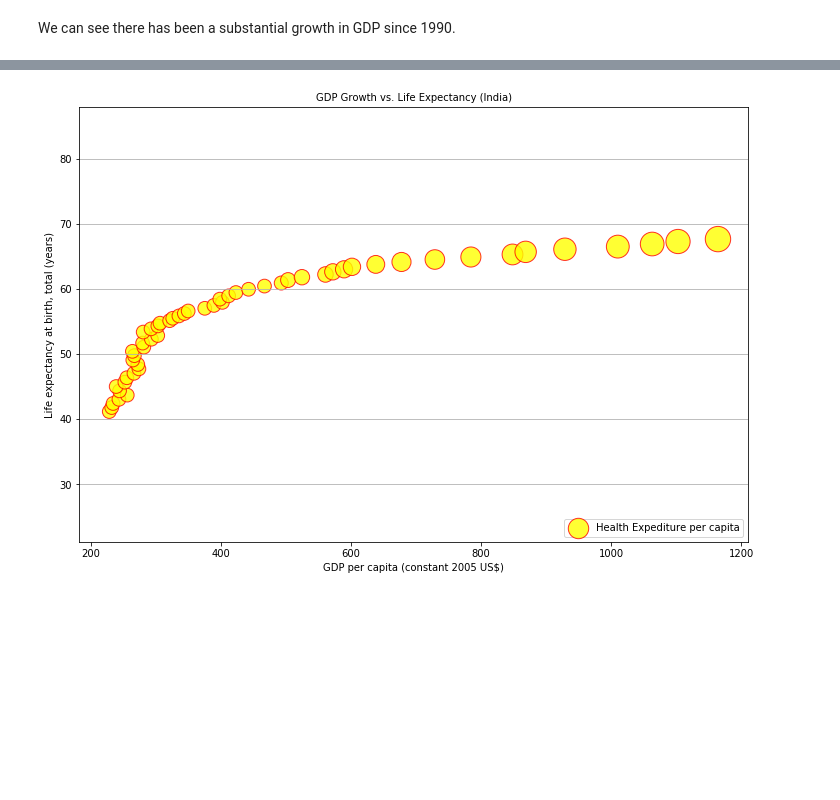
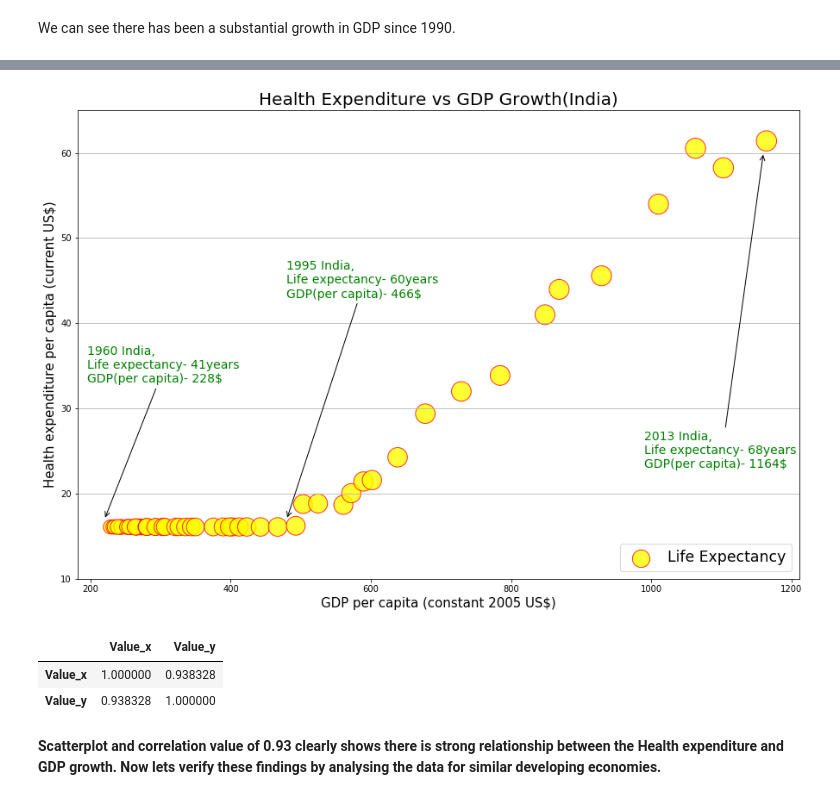
Before and after one commit to chinmay1011/DataScience, a Jupyter notebook: Mini-project.ipynb, the cells around one changed output, grey strips where cells are left out. Cells and saved outputs as stored; diff of their text form; code cells hidden in the pictures; blank space fills up the shorter version.

```diff
--- a/Mini-project.ipynb
+++ b/Mini-project.ipynb
@@ -202,5 +182,3 @@ country_data = pd.merge(country_data, health_exp_data[['Year','Value']], on='Yea
-# %%
-country_data=country_data.fillna(country_data['Value'].min())
 # %%
 country_data.head()
 # %% [output]
@@ -214,0 +214,4 @@ New column 'Value_y' having values for life expectancy merged with the gdp_data
+# %%
+country_data = country_data.fillna(method='backfill')
+# %%
+country_data = country_data.fillna(method='ffill')
@@ -214,0 +239,2 @@ New column 'Value_y' having values for life expectancy merged with the gdp_data
+# %%
+country_data = pd.merge(country_data, life_exp_data[['IndicatorName','Year','Value']], on='Year', how='inner')
@@ -215,21 +264,56 @@ New column 'Value_y' having values for life expectancy merged with the gdp_data
 # %%
-fig, axis = plt.subplots(figsize=(12,8))
+fig, axis = plt.subplots(figsize=(15,10))
 # Grid lines, Xticks, Xlabel, Ylabel
 
 axis.yaxis.grid(True)
-axis.set_title('GDP Growth vs. Life Expectancy (India)',fontsize=10)
-axis.set_xlabel(country_data['IndicatorName_x'].iloc[0],fontsize=10)
-axis.set_ylabel(country_data['IndicatorName_y'].iloc[0],fontsize=10)
-axis.set_ylim(country_data['Value_y'].min()-20, 1.3*country_data['Value_y'].max())
+axis.set_title('Health Expenditure vs GDP Growth(India)',fontsize=20)
+axis.set_xlabel(country_data['IndicatorName_x'].iloc[0],fontsize=15)
+axis.set_ylabel(country_data['IndicatorName_y'].iloc[0],fontsize=15)
+axis.set_ylim(10,65)
+
+axis.annotate("1960 India, \nLife expectancy- 41years \nGDP(per capita)- 228$",
+                xy=(220, 17),
+                xycoords='data',
+                xytext=(195, 33),
+                textcoords='data',
+                arrowprops=dict(arrowstyle="->",
+                connectionstyle="arc3"),fontsize=14, color='green'
+            )
+
+axis.annotate("1995 India, \nLife expectancy- 60years \nGDP(per capita)- 466$",
+                xy=(480, 17),
+                xycoords='data',
+                xytext=(480, 43),
+                textcoords='data',
+                arrowprops=dict(arrowstyle="->",
+                connectionstyle="arc3"),fontsize=14, color='green'
+            )
+
+axis.annotate("2013 India, \nLife expectancy- 68years \nGDP(per capita)- 1164$",
+                xy=(1160, 60),
+                xycoords='data',
+                xytext=(990, 23),
+                textcoords='data',
+                arrowprops=dict(arrowstyle="->",
+                connectionstyle="arc3"),fontsize=14, color='green'
+            )
 
 X = country_data['Value_x']
 Y = country_data['Value_y']
-S = country_data['Value']*3
+S = country_data['Value']**1.5
 
-axis.scatter(X, Y, s=S,label='Health Expediture per capita',
+axis.scatter(X, Y, s=S,label='Life Expectancy',
                alpha=0.8, color='yellow', edgecolors='Red')
-axis.legend(loc='lower right',prop={'weight':'roman','size':'medium'})
+axis.legend(loc='lower right',prop={'weight':'roman','size':'xx-large'})
 
 plt.show()
 # %% [output]
-[figure, old version]
+[figure, new version]
+# %%
+country_data[['Value_x','Value_y']].corr()
+# %% [output]
+|  | Value_x | Value_y |
+| Value_x | 1.000000 | 0.938328 |
+| Value_y | 0.938328 | 1.000000 |
+# %% [markdown]
+<b>Scatterplot and correlation value of 0.93 clearly shows there is strong relationship between the Health expenditure and GDP growth. Now lets verify these findings by analysing the data for similar developing economies.</b>
```
Also changed, not shown: parts of 64 cells of this notebook, 2 other files.
